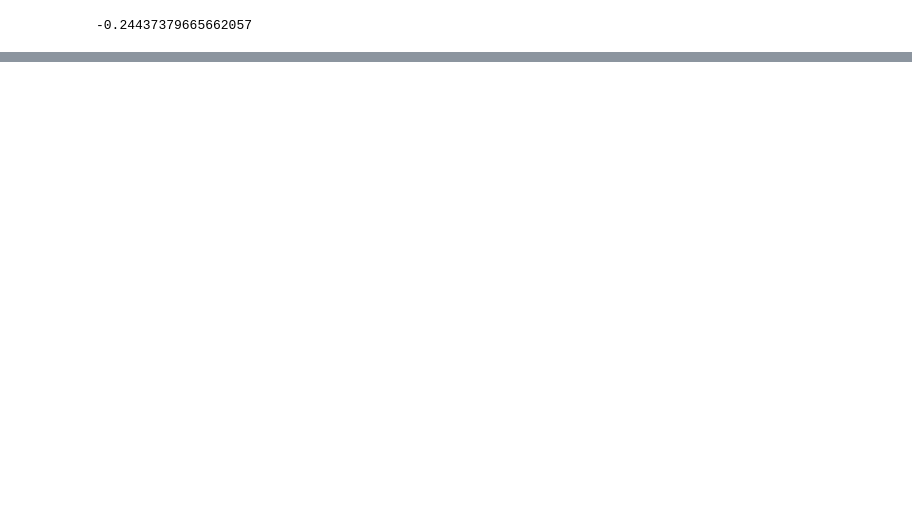
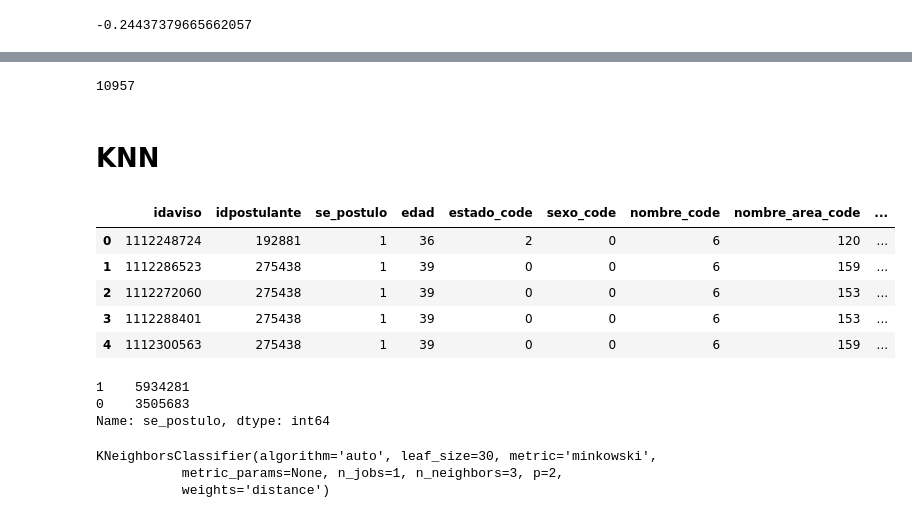
Before and after one commit to lucioll/NaventDatosTP, a Jupyter notebook: ML Lucho.ipynb, the cells around one changed output, grey strips where cells are left out. Cells and saved outputs as stored; diff of their text form; code cells hidden in the pictures; blank space fills up the shorter version.

```diff
--- a/ML Lucho.ipynb
+++ b/ML Lucho.ipynb
@@ -127,0 +255,4 @@ ValueError: could not convert string to float: '8R48Ex'
+# %%
+y_testing.sum()
+# %% [output]
+10957
@@ -127,0 +265,17 @@ ValueError: could not convert string to float: '8R48Ex'
+# %% [markdown]
+# KNN
+# %%
+trainingSet.head()
+# %% [output]
+|  | idaviso | idpostulante | se_postulo | edad | estado_code | sexo_code | nombre_code | nombre_area_code | ... |
+| 0 | 1112248724 | 192881 | 1 | 36 | 2 | 0 | 6 | 120 | ... |
+| 1 | 1112286523 | 275438 | 1 | 39 | 0 | 0 | 6 | 159 | ... |
+| 2 | 1112272060 | 275438 | 1 | 39 | 0 | 0 | 6 | 153 | ... |
+| 3 | 1112288401 | 275438 | 1 | 39 | 0 | 0 | 6 | 153 | ... |
+| 4 | 1112300563 | 275438 | 1 | 39 | 0 | 0 | 6 | 159 | ... |
+# %%
+y_training.value_counts()
+# %% [output]
+1    5934281
+0    3505683
+Name: se_postulo, dtype: int64
@@ -127,0 +284,6 @@ ValueError: could not convert string to float: '8R48Ex'
+# %%
+KNN.fit(trainingSet2,y_training)
+# %% [output]
+KNeighborsClassifier(algorithm='auto', leaf_size=30, metric='minkowski',
+           metric_params=None, n_jobs=1, n_neighbors=3, p=2,
+           weights='distance')
```
Also changed, not shown: parts of 53 cells of this notebook.
